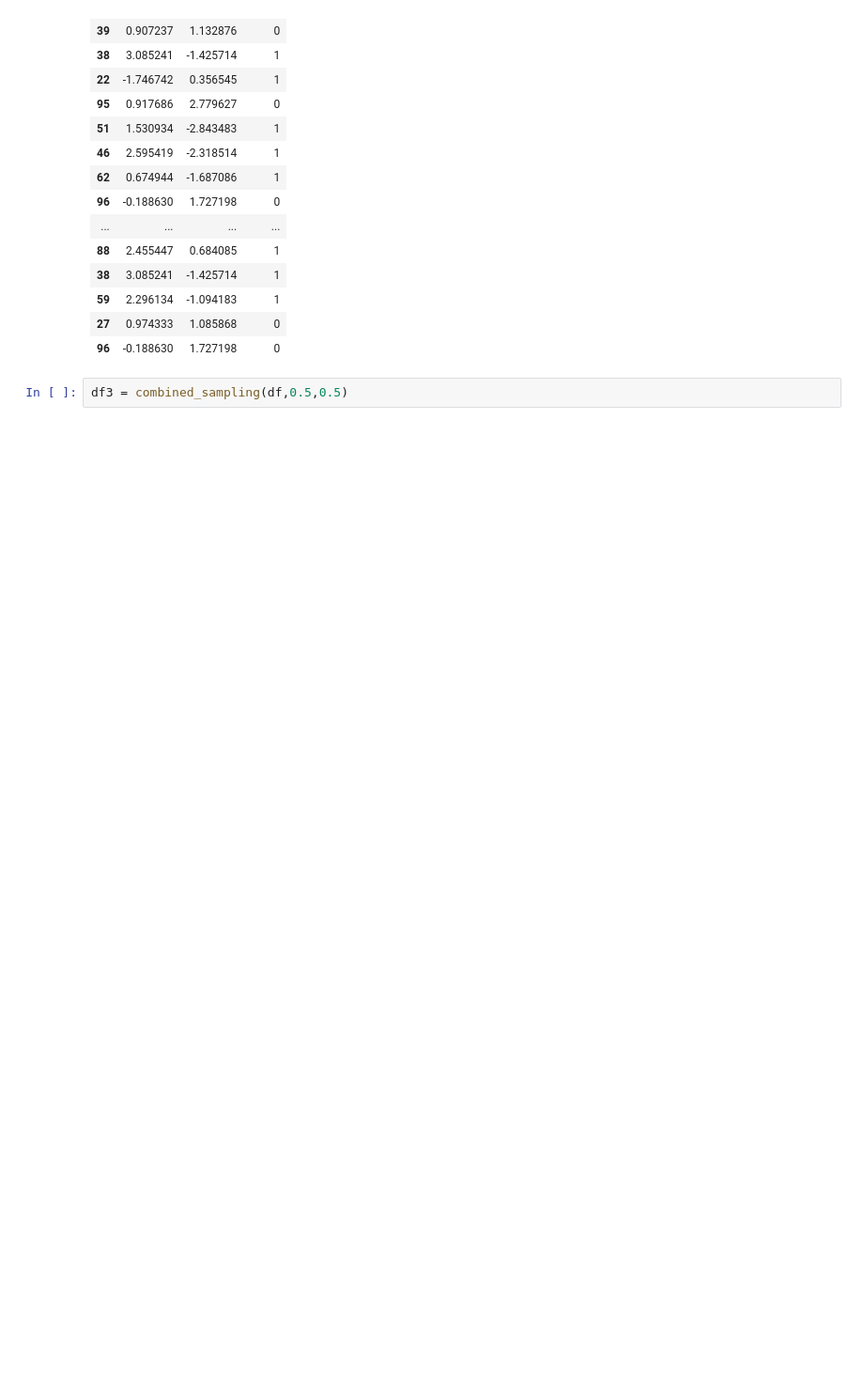
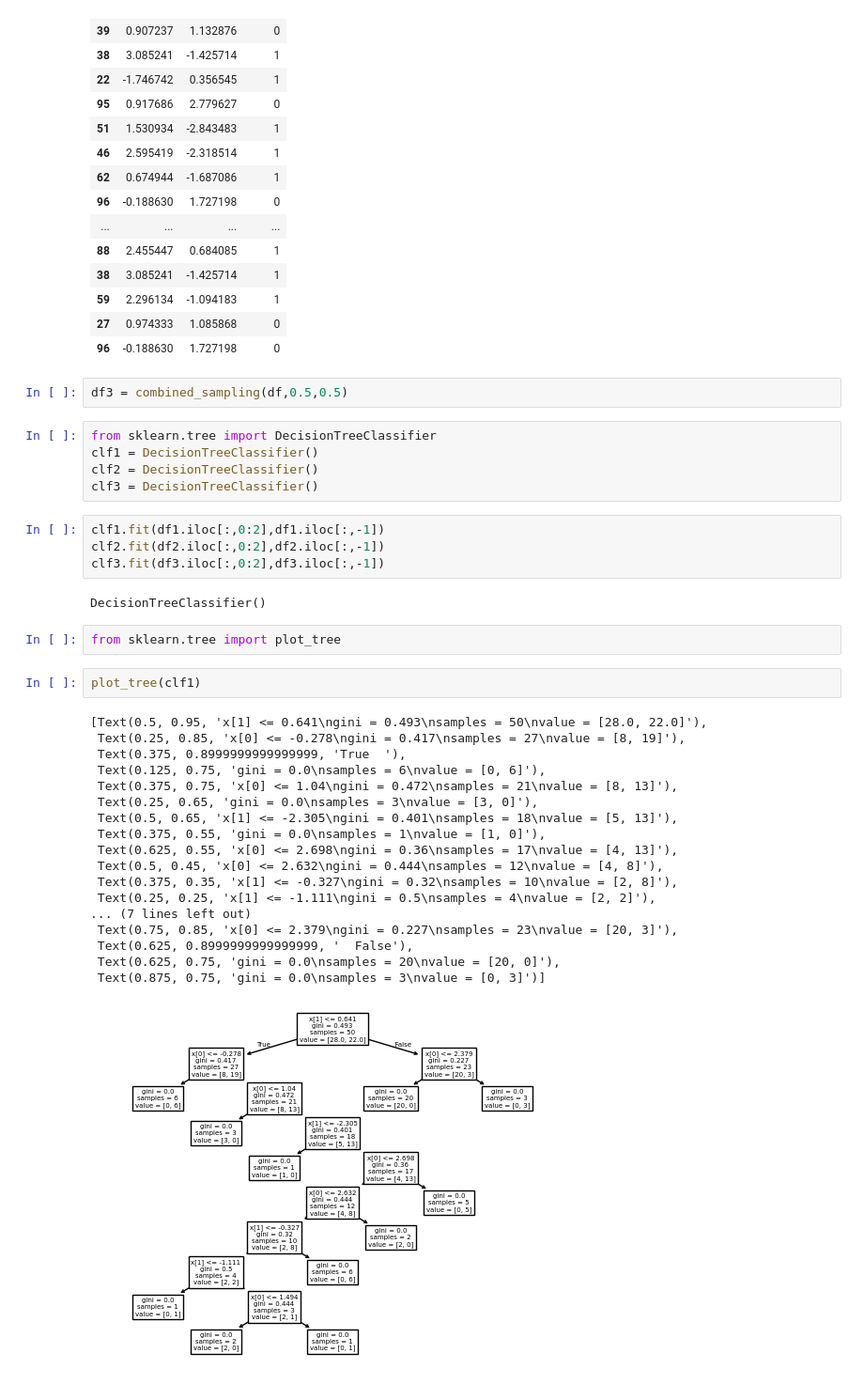
Before and after one commit to SwaroopDangal/ml-learn, a Jupyter notebook: 53.RandomForest/random.ipynb, the cells around one changed output. Shown at 94% size. Saved outputs shown, nothing was run; the diff lists cells and outputs as text; blank space fills up the shorter version.

Commit message:
three individual decision tree models

```diff
--- a/53.RandomForest/random.ipynb
+++ b/53.RandomForest/random.ipynb
@@ -82,3 +82,37 @@ df2
 | 96 | -0.188630 | 1.727198 | 0 |
 # %%
 df3 = combined_sampling(df,0.5,0.5)
+# %%
+from sklearn.tree import DecisionTreeClassifier
+clf1 = DecisionTreeClassifier()
+clf2 = DecisionTreeClassifier()
+clf3 = DecisionTreeClassifier()
+# %%
+clf1.fit(df1.iloc[:,0:2],df1.iloc[:,-1])
+clf2.fit(df2.iloc[:,0:2],df2.iloc[:,-1])
+clf3.fit(df3.iloc[:,0:2],df3.iloc[:,-1])
+# %% [output]
+DecisionTreeClassifier()
+# %%
+from sklearn.tree import plot_tree
+# %%
+plot_tree(clf1)
+# %% [output]
+[Text(0.5, 0.95, 'x[1] <= 0.641\ngini = 0.493\nsamples = 50\nvalue = [28.0, 22.0]'),
+ Text(0.25, 0.85, 'x[0] <= -0.278\ngini = 0.417\nsamples = 27\nvalue = [8, 19]'),
+ Text(0.375, 0.8999999999999999, 'True  '),
+ Text(0.125, 0.75, 'gini = 0.0\nsamples = 6\nvalue = [0, 6]'),
+ Text(0.375, 0.75, 'x[0] <= 1.04\ngini = 0.472\nsamples = 21\nvalue = [8, 13]'),
+ Text(0.25, 0.65, 'gini = 0.0\nsamples = 3\nvalue = [3, 0]'),
+ Text(0.5, 0.65, 'x[1] <= -2.305\ngini = 0.401\nsamples = 18\nvalue = [5, 13]'),
+ Text(0.375, 0.55, 'gini = 0.0\nsamples = 1\nvalue = [1, 0]'),
+ Text(0.625, 0.55, 'x[0] <= 2.698\ngini = 0.36\nsamples = 17\nvalue = [4, 13]'),
+ Text(0.5, 0.45, 'x[0] <= 2.632\ngini = 0.444\nsamples = 12\nvalue = [4, 8]'),
+ Text(0.375, 0.35, 'x[1] <= -0.327\ngini = 0.32\nsamples = 10\nvalue = [2, 8]'),
+ Text(0.25, 0.25, 'x[1] <= -1.111\ngini = 0.5\nsamples = 4\nvalue = [2, 2]'),
+... (7 lines left out)
+ Text(0.75, 0.85, 'x[0] <= 2.379\ngini = 0.227\nsamples = 23\nvalue = [20, 3]'),
+ Text(0.625, 0.8999999999999999, '  False'),
+ Text(0.625, 0.75, 'gini = 0.0\nsamples = 20\nvalue = [20, 0]'),
+ Text(0.875, 0.75, 'gini = 0.0\nsamples = 3\nvalue = [0, 3]')]
+[figure, added]
```
Also changed, not shown: parts of 5 cells of this notebook.
